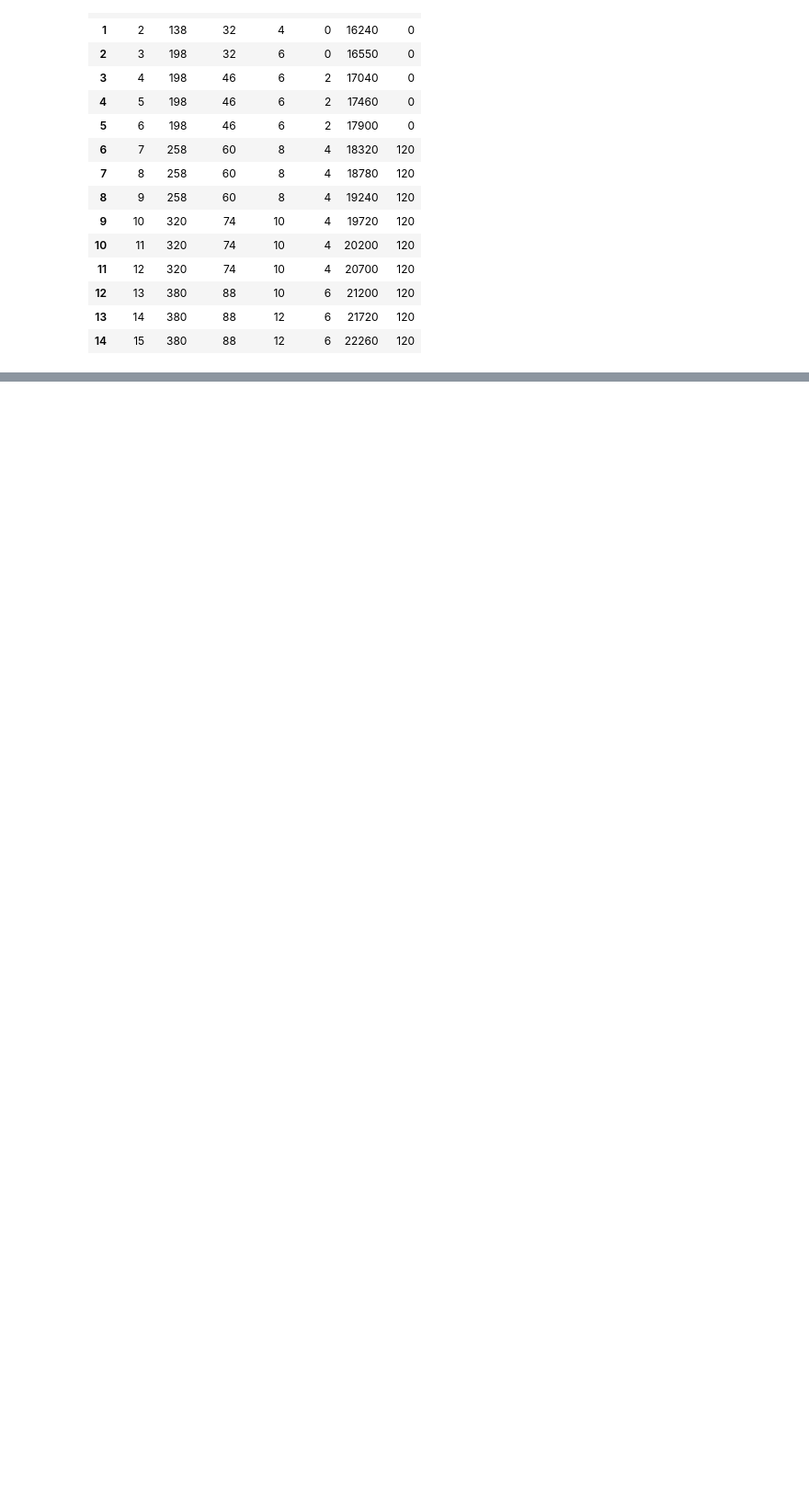
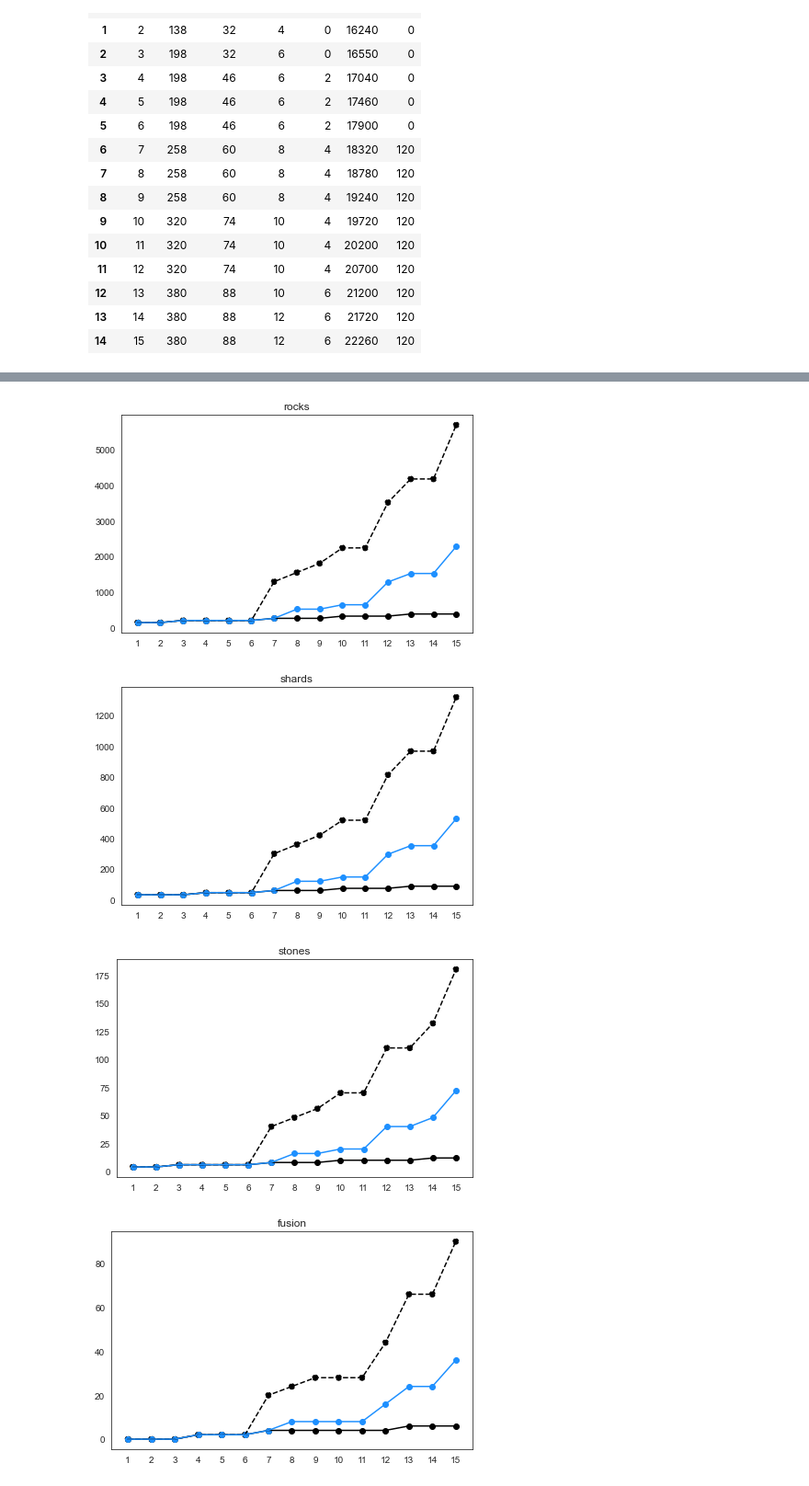
Before and after one commit to justinmooney/lost-ark-honing-analysis, a Jupyter notebook: analysis.ipynb, the cells around one changed output, grey strips where cells are left out. Shown at 92% size. Saved outputs shown, nothing was run; the diff lists cells and outputs as text; code cells hidden in the pictures; blank space fills up the shorter version.

```diff
--- a/analysis.ipynb
+++ b/analysis.ipynb
@@ -739,0 +326,14 @@ probabilities
+# %%
+stats = (
+    simulations[['level', 'attempt']]
+    .groupby('level')
+    .describe(percentiles=[0.5])
+)
+stats.columns = ['_'.join(col) for col in stats.columns.to_flat_index()]
+stats = (
+    stats
+    .reset_index()
+    .drop(['attempt_count', 'attempt_mean', 'attempt_std'] , axis=1)
+    .astype(int)
+)
+stats.T
@@ -739,0 +350,20 @@ probabilities
+# %%
+for resource in resources:
+    fig, ax = plt.subplots(figsize=(6, 4))
+    for stat, color, ls in [
+        ('attempt_min', 'black', '-'),
+        ('attempt_max', 'black', '--'),
+        ('attempt_50%', 'dodgerblue', '-'),
+    ]:
+        totals = stats[stat] * weapon_costs[resource]
+        ax.plot(stats['level'], totals, ls=ls, color=color, label=stat)
+        ax.scatter(stats['level'], totals, ls=ls, color=color, label=stat)
+        ax.set_title(resource)
+    ax.set_xticks(range(stats.level.min(), stats.level.max() + 1))
+    fig.tight_layout()
+    plt.show()
+# %% [output]
+[figure, added]
+[figure, added]
+[figure, added]
+[figure, added]
```
Also changed, not shown: parts of 191 cells of this notebook.
